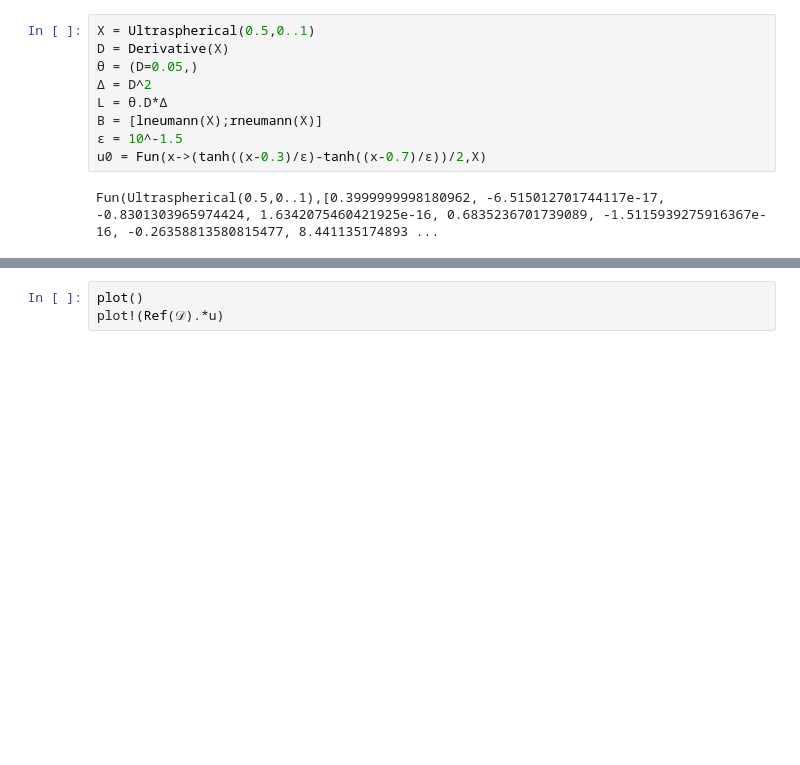
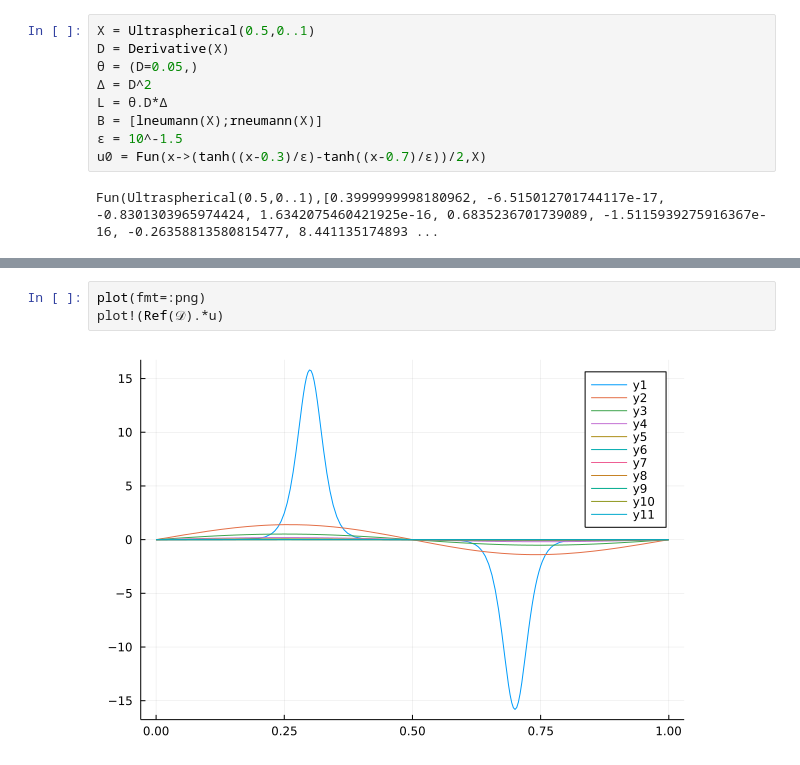
Before and after one commit to mjyshin/math-tutorials, a Jupyter notebook: alternate_exponential.ipynb, the cells around one changed output, grey strips where cells are left out. Saved outputs shown, nothing was run; the diff lists cells and outputs as text; blank space fills up the shorter version.

```diff
--- a/alternate_exponential.ipynb
+++ b/alternate_exponential.ipynb
@@ -58,4 +60,6 @@ plot!(u)
 # %%
-plot()
+plot(fmt=:png)
 plot!(Ref(𝒟).*u)
+# %% [output]
+[figure, added]
 # %%
```
Also changed, not shown: parts of 4 cells of this notebook, 1 other file.
